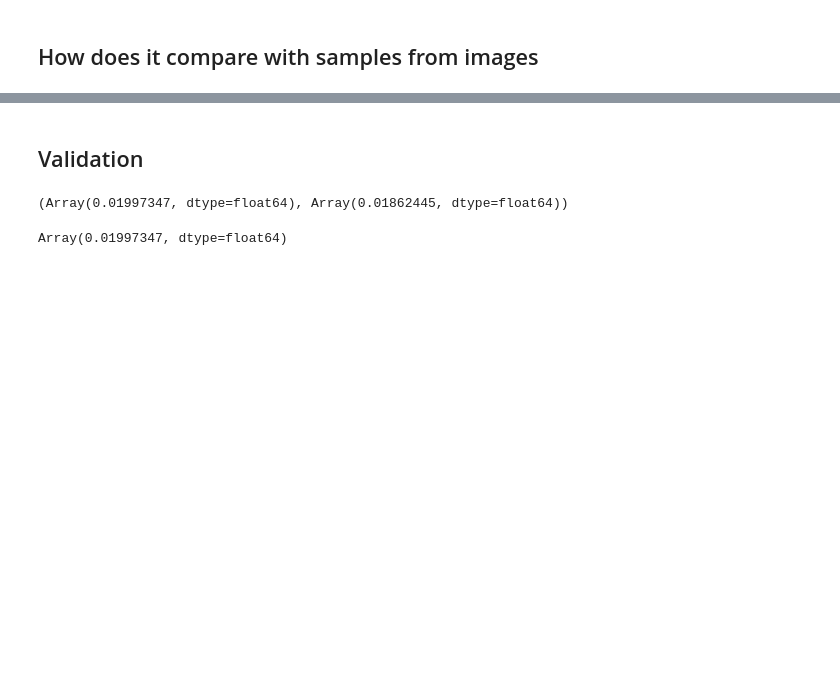
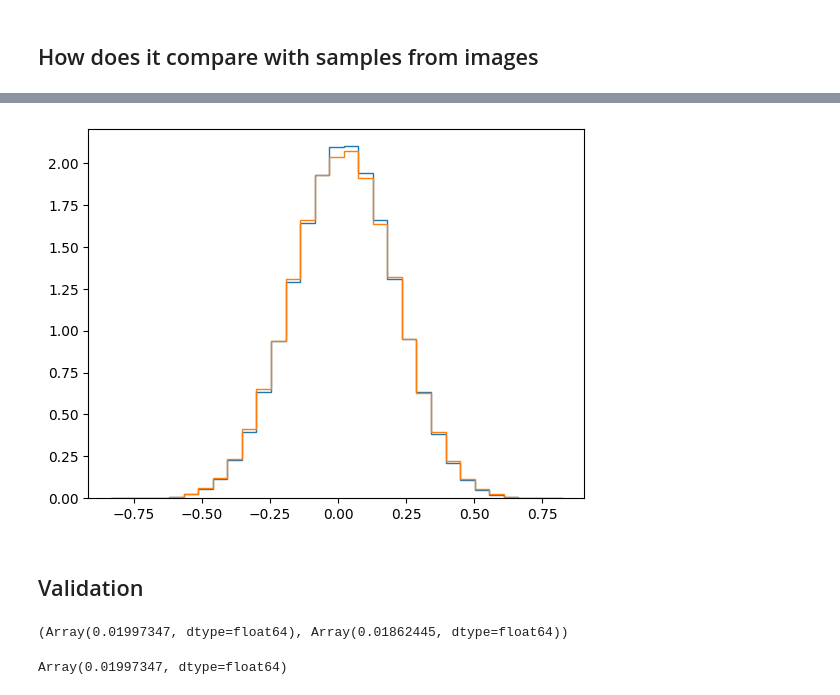
Before and after one commit to LSSTDESC/BPD, a Jupyter notebook: notebooks/sep3-explore-eta.ipynb, the cells around one changed output, grey strips where cells are left out. Drawn from its saved outputs; the diff is of its cells as text; code cells hidden in the pictures; blank space fills up the shorter version.

```diff
--- a/notebooks/sep3-explore-eta.ipynb
+++ b/notebooks/sep3-explore-eta.ipynb
@@ -164,0 +168,2 @@ nes[:, 0].mean(), es[:, 0].mean()
+# %%
+ds = load_dataset("/pscratch/sd/i/imendoza/data/cache_chains/exp70_51/interim_samples_511_plus.npz")
@@ -165,3 +179,8 @@ nes[:, 0].mean(), es[:, 0].mean()
+# %%
+_, bins, _ = plt.hist(e1s.ravel(), bins=31, histtype='step', density=True);
+plt.hist(nes[:, 0], bins=bins, histtype='step', density=True);
+# %% [output]
+[figure, added]
 # %% [markdown]
 ## Validation
 # %%
```
Also changed, not shown: parts of 7 cells of this notebook, 12 other files.
